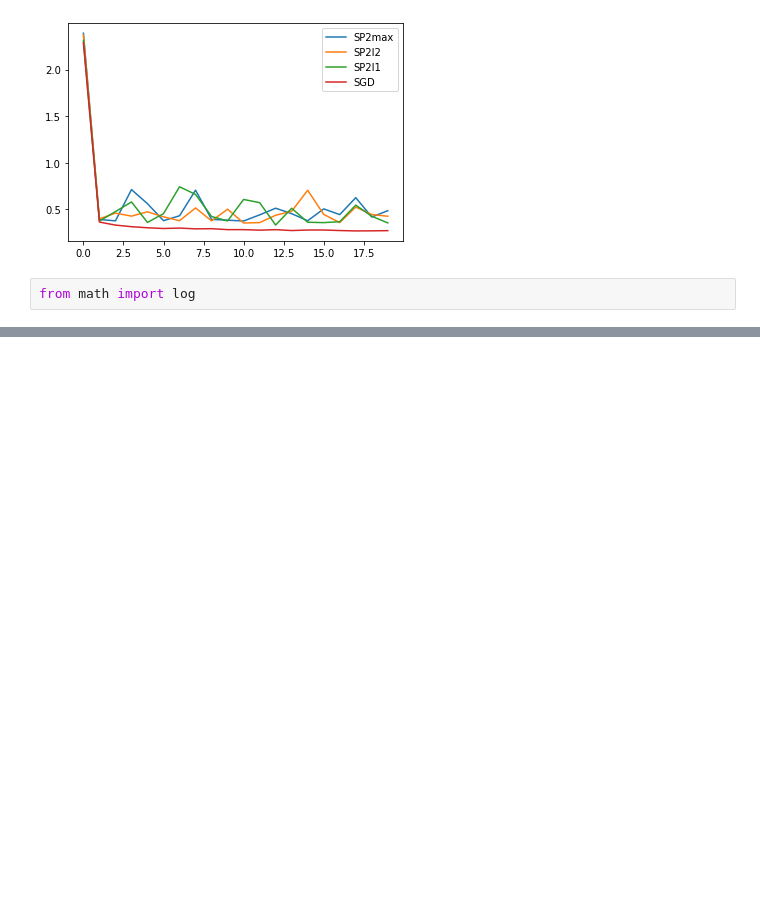
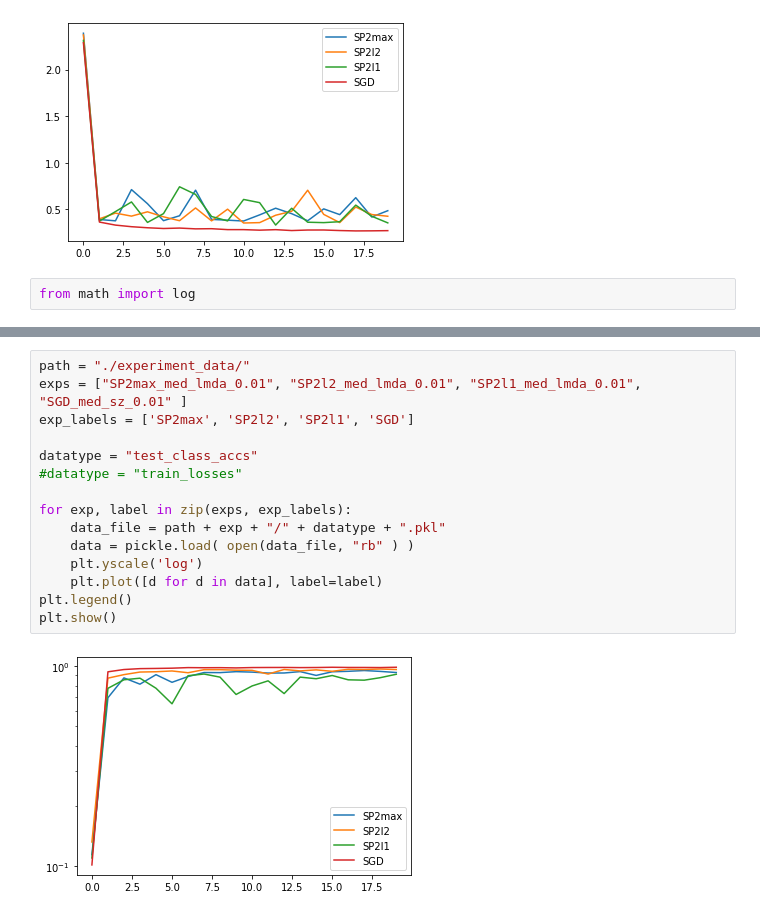
Before and after one commit to wswartworth/sps_optimizers, a Jupyter notebook: Untitled.ipynb, the cells around one changed output, grey strips where cells are left out. Saved outputs shown, nothing was run; the diff lists cells and outputs as text; blank space fills up the shorter version.

Commit message:
experiments added

```diff
--- a/Untitled.ipynb
+++ b/Untitled.ipynb
@@ -136,0 +137,17 @@ plt.show()
+# %%
+path = "./experiment_data/"
+exps = ["SP2max_med_lmda_0.01", "SP2l2_med_lmda_0.01", "SP2l1_med_lmda_0.01", "SGD_med_sz_0.01" ]
+exp_labels = ['SP2max', 'SP2l2', 'SP2l1', 'SGD']
+
+datatype = "test_class_accs"
+#datatype = "train_losses"
+
+for exp, label in zip(exps, exp_labels):
+    data_file = path + exp + "/" + datatype + ".pkl"
+    data = pickle.load( open(data_file, "rb" ) )
+    plt.yscale('log')
+    plt.plot([d for d in data], label=label)
+plt.legend()
+plt.show()
+# %% [output]
+[figure, added]
```
Also changed, not shown: parts of 1 cell of this notebook, 8 other files.
